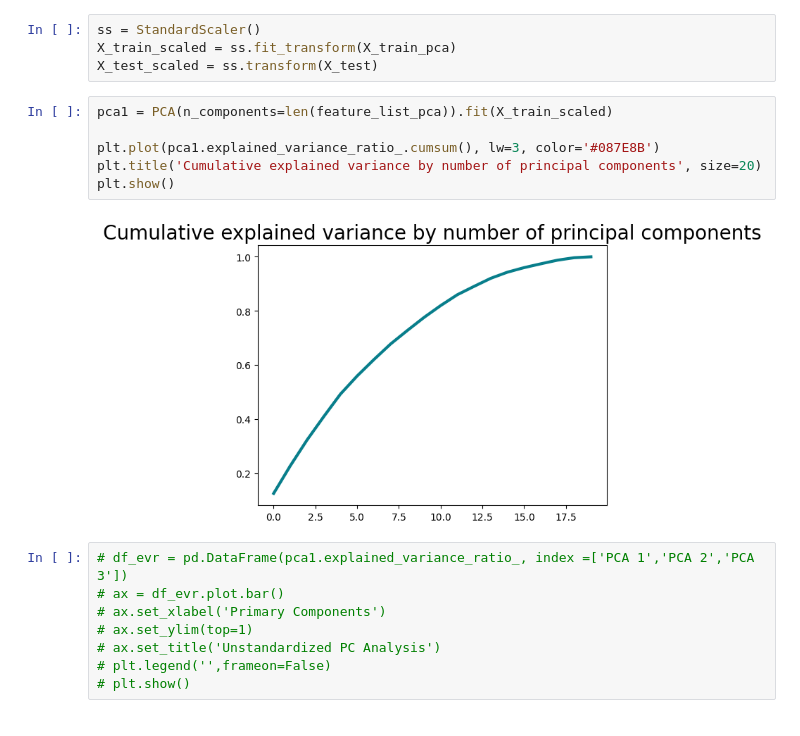
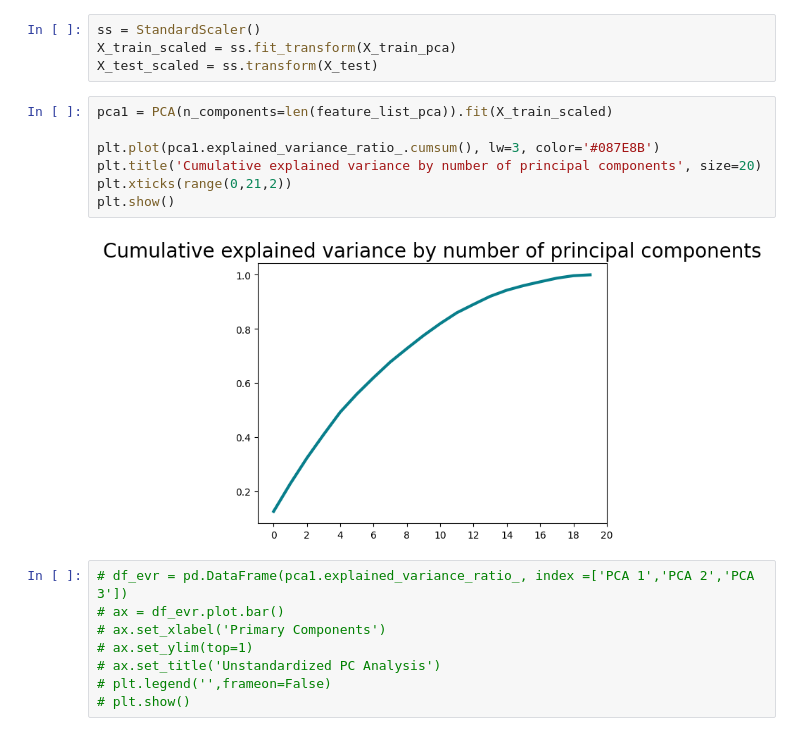
Before and after one commit to Pratik-Chaudhari-ggc/GT-Hacklytics, a Jupyter notebook: notebooks/dtc-notebook.ipynb, the cells around one changed output. Saved outputs shown, nothing was run; the diff lists cells and outputs as text.

```diff
--- a/notebooks/dtc-notebook.ipynb
+++ b/notebooks/dtc-notebook.ipynb
@@ -70,11 +69,12 @@ X_test_scaled = ss.transform(X_test)
 # %%
 pca1 = PCA(n_components=len(feature_list_pca)).fit(X_train_scaled)
 
 plt.plot(pca1.explained_variance_ratio_.cumsum(), lw=3, color='#087E8B')
 plt.title('Cumulative explained variance by number of principal components', size=20)
+plt.xticks(range(0,21,2))
 plt.show()
 # %% [output]
-[figure, old version]
+[figure, new version]
 # %%
 # df_evr = pd.DataFrame(pca1.explained_variance_ratio_, index =['PCA 1','PCA 2','PCA 3'])
 # ax = df_evr.plot.bar()
```
Also changed, not shown: parts of 6 cells of this notebook.
